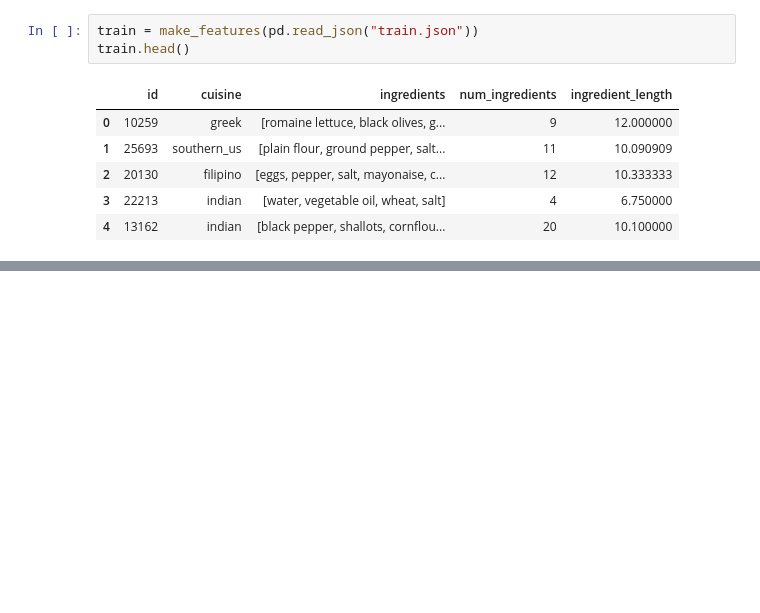
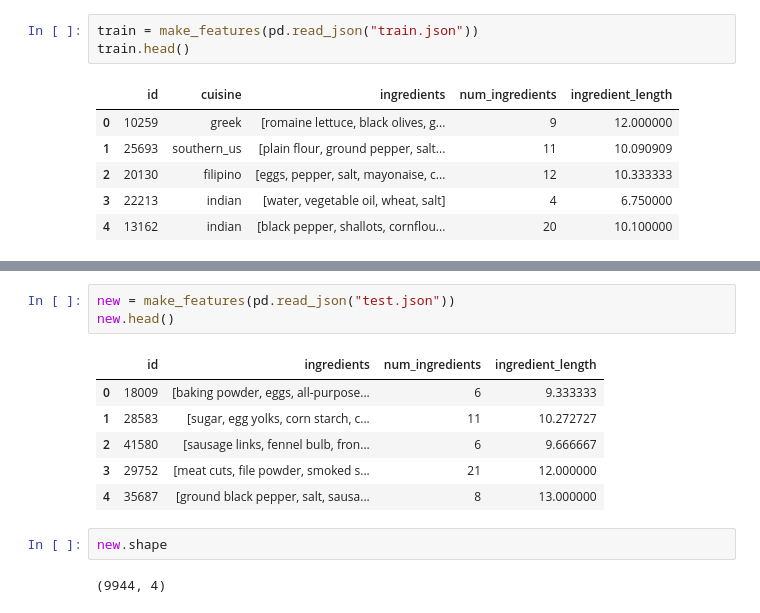
Before and after one commit to dehsheikh/Data_Science, a Jupyter notebook: NLP/05.ipynb, the cells around one changed output, grey strips where cells are left out. Cells and saved outputs as stored; diff of their text form; blank space fills up the shorter version.

```diff
--- a/NLP/05.ipynb
+++ b/NLP/05.ipynb
@@ -185,0 +290,14 @@ train.head()
+# %%
+new = make_features(pd.read_json("test.json"))
+new.head()
+# %% [output]
+|  | id | ingredients | num_ingredients | ingredient_length |
+| 0 | 18009 | [baking powder, eggs, all-purpose... | 6 | 9.333333 |
+| 1 | 28583 | [sugar, egg yolks, corn starch, c... | 11 | 10.272727 |
+| 2 | 41580 | [sausage links, fennel bulb, fron... | 6 | 9.666667 |
+| 3 | 29752 | [meat cuts, file powder, smoked s... | 21 | 12.000000 |
+| 4 | 35687 | [ground black pepper, salt, sausa... | 8 | 13.000000 |
+# %%
+new.shape
+# %% [output]
+(9944, 4)
```
Also changed, not shown: parts of 37 cells of this notebook.
